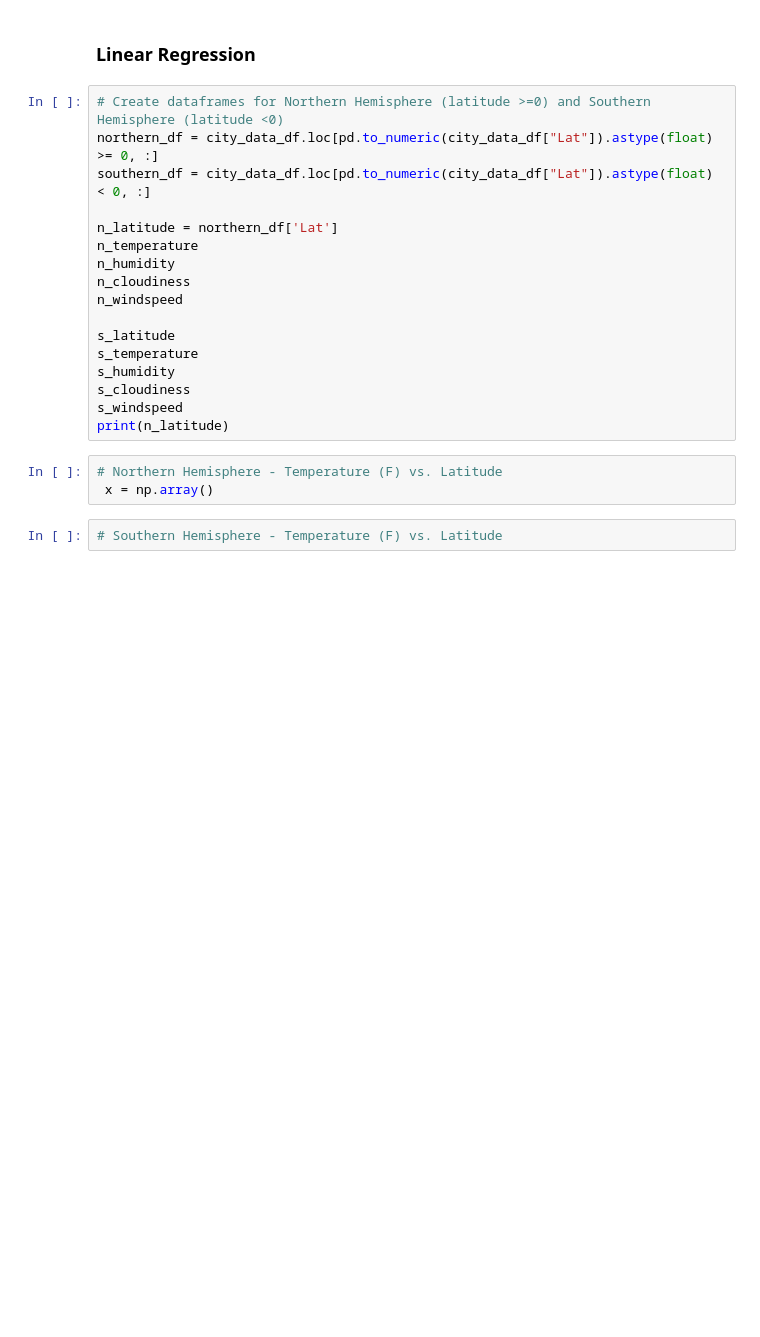
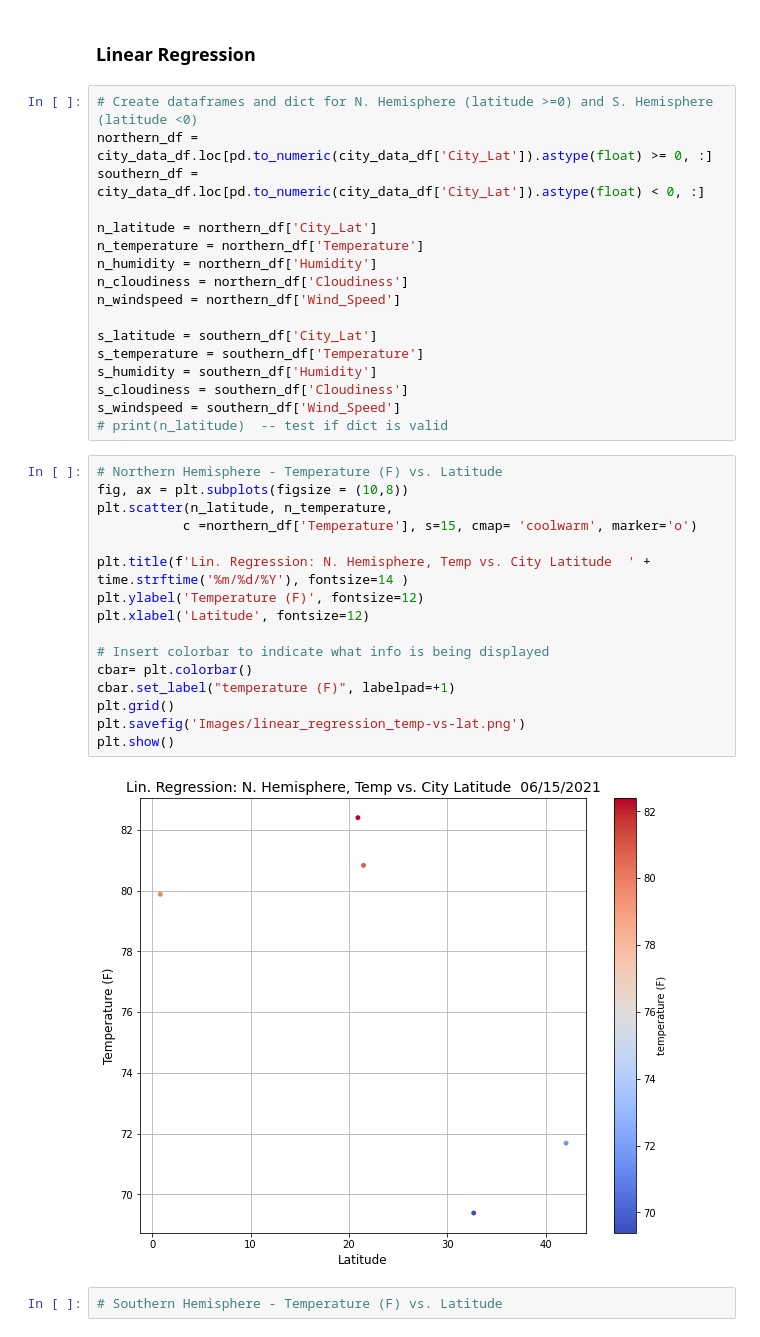
Before and after one commit to speedracer05/python-api-challenge, a Jupyter notebook: WeatherPy/WeatherPy.ipynb, the cells around one changed output. Drawn from its saved outputs; the diff is of its cells as text; blank space fills up the shorter version.

Commit message:
created plot for N. Hemisphere temp v. latitude regression.

```diff
--- a/WeatherPy/WeatherPy.ipynb
+++ b/WeatherPy/WeatherPy.ipynb
@@ -174,25 +207,40 @@ The code is analyzing the relationship between the city latitude and wind speed.
 # %% [markdown]
 ### Linear Regression
 # %%
-# Create dataframes for Northern Hemisphere (latitude >=0) and Southern Hemisphere (latitude <0)
-northern_df = city_data_df.loc[pd.to_numeric(city_data_df["Lat"]).astype(float) >= 0, :]
-southern_df = city_data_df.loc[pd.to_numeric(city_data_df["Lat"]).astype(float) < 0, :]
+# Create dataframes and dict for N. Hemisphere (latitude >=0) and S. Hemisphere (latitude <0)
+northern_df = city_data_df.loc[pd.to_numeric(city_data_df['City_Lat']).astype(float) >= 0, :]
+southern_df = city_data_df.loc[pd.to_numeric(city_data_df['City_Lat']).astype(float) < 0, :]
 
-n_latitude = northern_df['Lat']
-n_temperature
-n_humidity
-n_cloudiness
-n_windspeed
+n_latitude = northern_df['City_Lat']
+n_temperature = northern_df['Temperature']
+n_humidity = northern_df['Humidity']
+n_cloudiness = northern_df['Cloudiness']
+n_windspeed = northern_df['Wind_Speed']
 
-s_latitude
-s_temperature
-s_humidity
-s_cloudiness
-s_windspeed
-print(n_latitude)
+s_latitude = southern_df['City_Lat']
+s_temperature = southern_df['Temperature']
+s_humidity = southern_df['Humidity']
+s_cloudiness = southern_df['Cloudiness']
+s_windspeed = southern_df['Wind_Speed']
+# print(n_latitude)  -- test if dict is valid
-# %%
-# Northern Hemisphere - Temperature (F) vs. Latitude
- x = np.array()
+# %%
+# Northern Hemisphere - Temperature (F) vs. Latitude
+fig, ax = plt.subplots(figsize = (10,8))
+plt.scatter(n_latitude, n_temperature,
+           c =northern_df['Temperature'], s=15, cmap= 'coolwarm', marker='o')
+
+plt.title(f'Lin. Regression: N. Hemisphere, Temp vs. City Latitude  ' + time.strftime('%m/%d/%Y'), fontsize=14 )
+plt.ylabel('Temperature (F)', fontsize=12)
+plt.xlabel('Latitude', fontsize=12)
+
+# Insert colorbar to indicate what info is being displayed
+cbar= plt.colorbar()
+cbar.set_label("temperature (F)", labelpad=+1)
+plt.grid()
+plt.savefig('Images/linear_regression_temp-vs-lat.png')
+plt.show()
+# %% [output]
+[figure, added]
 # %%
 # Southern Hemisphere - Temperature (F) vs. Latitude
 # %%
```
Also changed, not shown: parts of 7 cells of this notebook, 6 other files.
